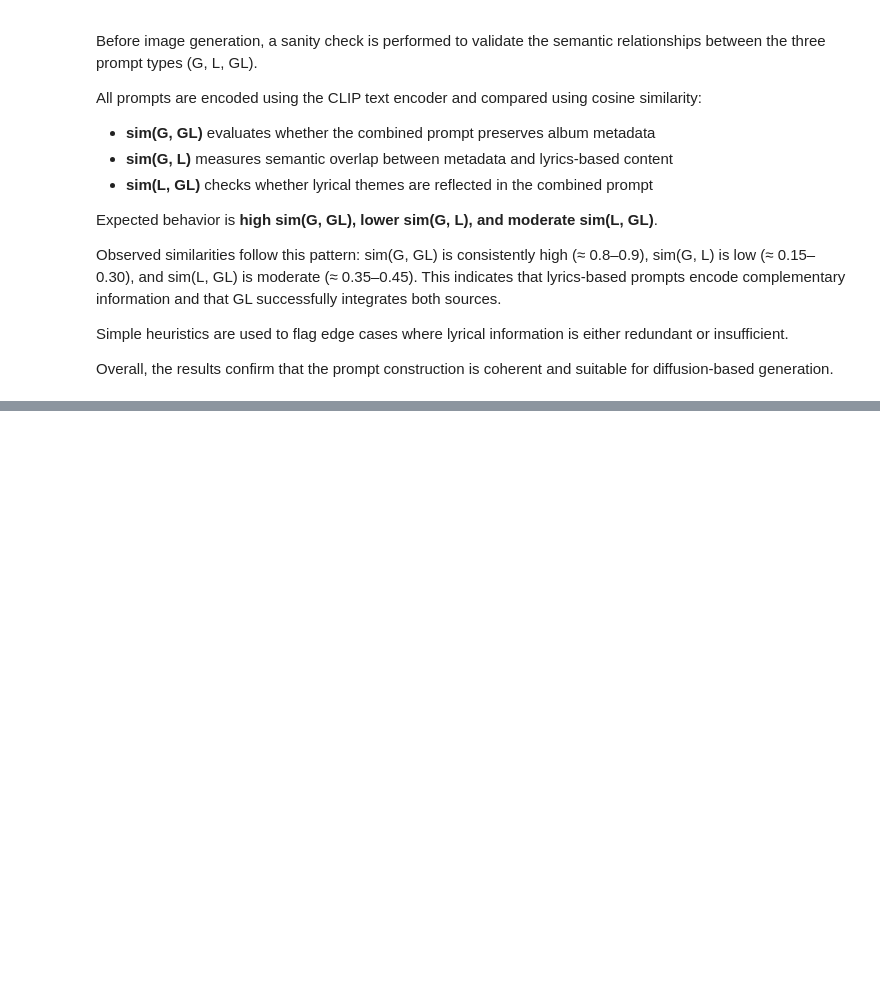
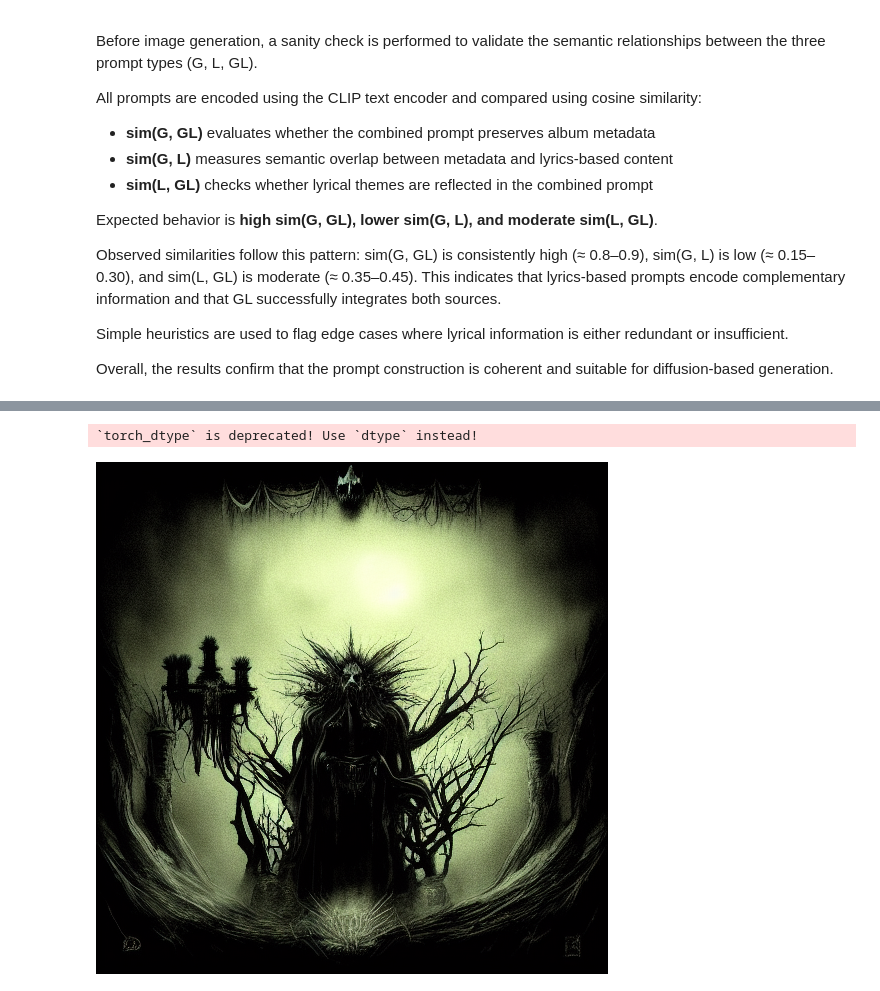
Before and after one commit to rayagrigorova/metal-album-cover-generation, a Jupyter notebook: notebooks/metal-album-cover-generation.ipynb, the cells around one changed output, grey strips where cells are left out. Saved outputs shown, nothing was run; the diff lists cells and outputs as text; code cells hidden in the pictures; blank space fills up the shorter version.

Commit message:
Add diffusion model and fix the fuckass fucking imports

```diff
--- a/notebooks/metal-album-cover-generation.ipynb
+++ b/notebooks/metal-album-cover-generation.ipynb
@@ -50,3 +50,15 @@ We adapt a pretrained text-to-image diffusion model to metal aesthetics and eval
 - Cluster assignment distribution (real vs generated)
 - LoRA training
 - Evaluation: CLIP + FID + cluster coverage
+# %%
+import shutil, os
+
+# remove the custom overlay if it exists
+for p in ["/kaggle/working/pydeps", "/kaggle/working/sitecustomize.py", "/kaggle/working/constraints.txt"]:
+    if os.path.isdir(p):
+        shutil.rmtree(p, ignore_errors=True)
+    elif os.path.isfile(p):
+        os.remove(p)
+
+print("Removed pydeps/sitecustomize/constraints")
+print("Now do: Session → Restart (one time)")
@@ -1934,0 +1868,60 @@ Flag rates: G~L unrelated = 0.0 | GL too like G = 0.0 | L missing in GL = 0.0
+# %%
+# Select device and precision.
+# float16 on GPU speeds up inference and reduces VRAM; float32 is safer on CPU.
+device = "cuda" if torch.cuda.is_available() else "cpu"
+dtype = torch.float16 if device == "cuda" else torch.float32
+
+# Model checkpoint (SD 1.5 baseline).
+# Some Hugging Face checkpoints are gated; provide an HF token if access is required.
+model_id = "runwayml/stable-diffusion-v1-5"
+HF_TOKEN = os.environ.get("HF_TOKEN", None)  # optional: set via Kaggle Secrets / env var
+
+# Load Stable Diffusion pipeline.
+# safety_checker is disabled to avoid filtering (useful for research-style outputs).
+pipe = StableDiffusionPipeline.from_pretrained(
+    model_id,
+    torch_dtype=dtype,
+    token=HF_TOKEN,                 # ok if None
+    safety_checker=None,
+    requires_safety_checker=False,
+)
+
+# Use a scheduler that often gives sharper results for SD1.5 with fewer steps.
+pipe.scheduler = EulerAncestralDiscreteScheduler.from_config(pipe.scheduler.config)
+
+# Reduce peak VRAM usage (helpful on Kaggle T4).
+pipe.enable_attention_slicing()
+
+# Move to GPU if available.
+if device == "cuda":
+    pipe = pipe.to(device)
+
+# Example prompts (two subgenre-flavored baselines).
+prompts = [
+    "album cover art, death metal, dark fantasy illustration, intricate ink, high contrast, ominous atmosphere, centered composition, no text",
+    "album cover art, thrash metal, gritty illustration, dramatic lighting, chaotic energy, bold colors, no text",
+]
+
+# Generate images (fixed settings for reproducibility across runs).
+images = []
+for prompt in prompts:
+    result = pipe(
+        prompt,
+        num_inference_steps=30,  # more steps -> slower, usually cleaner detail
+        guidance_scale=7.5,      # higher -> follows prompt more, can reduce diversity
+        height=512,
+        width=512,
+    )
+    images.append(result.images[0])
+
+# Save outputs for later evaluation (CLIP, FID, clustering).
+out_dir = "/kaggle/working/gen_baseline"
+os.makedirs(out_dir, exist_ok=True)
+for i, img in enumerate(images):
+    img.save(f"{out_dir}/sample_{i}.png")
+
+# Display first sample in notebook
+images[0]
+# %% [output]
+`torch_dtype` is deprecated! Use `dtype` instead!
+[figure, added]
```
Also changed, not shown: parts of 27 cells of this notebook.
